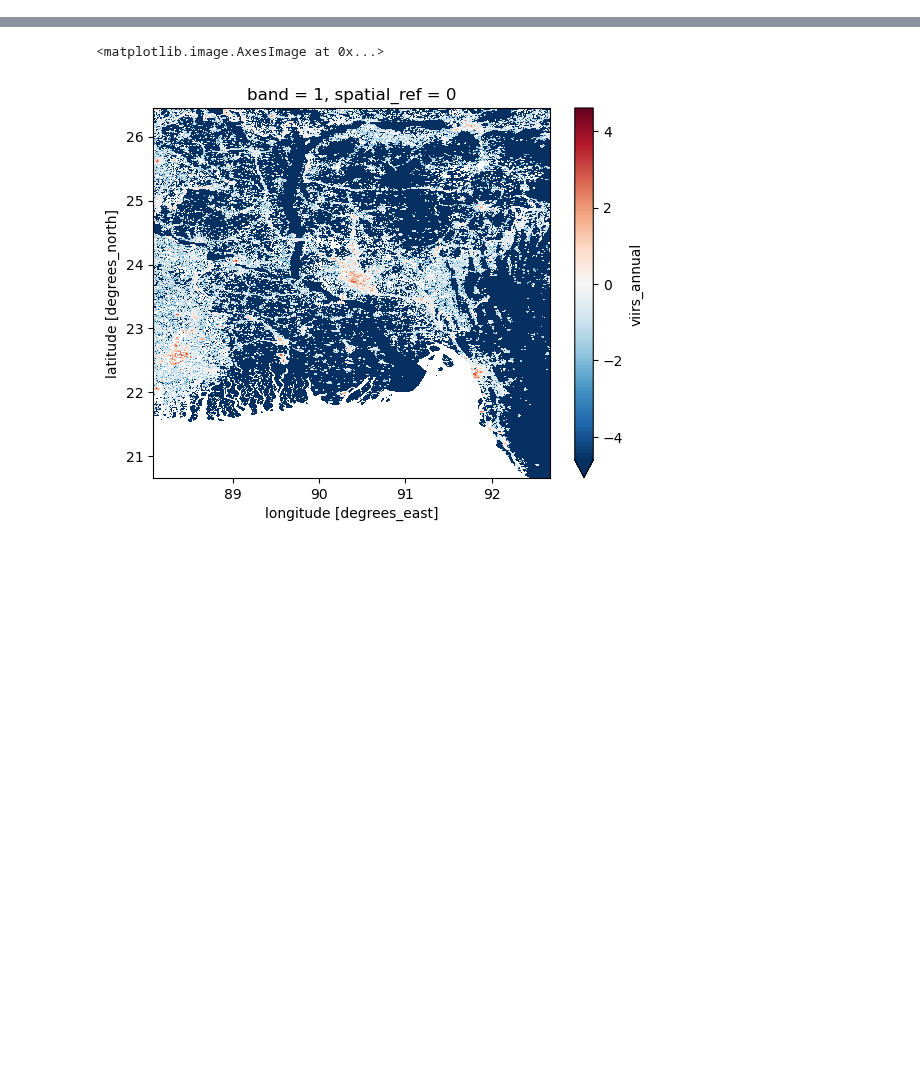
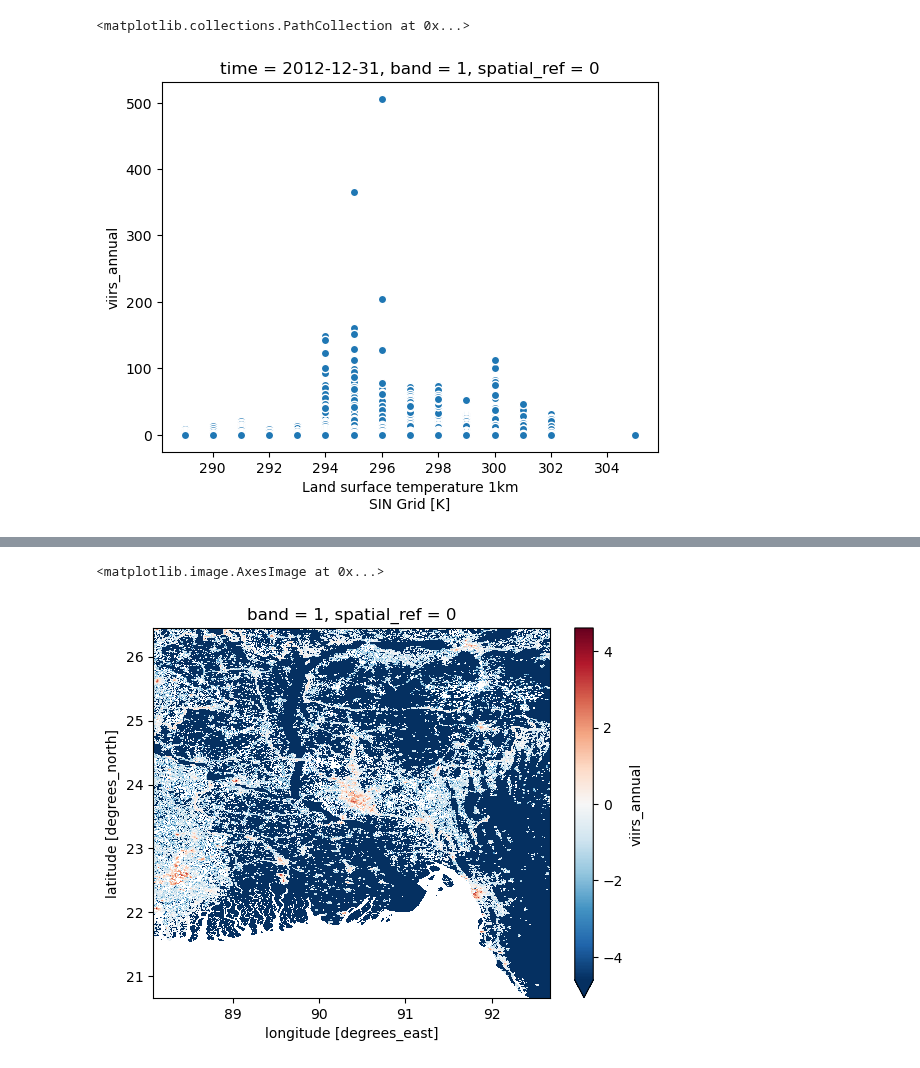
Before and after one commit to felixschulz385/growth-and-temperature, a Jupyter notebook: gnt/experiments/corroboration.ipynb, the cells around one changed output, grey strips where cells are left out. Saved outputs shown, nothing was run; the diff lists cells and outputs as text; code cells hidden in the pictures; blank space fills up the shorter version.

```diff
--- a/gnt/experiments/corroboration.ipynb
+++ b/gnt/experiments/corroboration.ipynb
@@ -305,0 +104,5 @@ land_mask_bangladesh = land_mask.rio.clip_box(*(88.0844222351, 20.670883287, 92.
+# %%
+merged.plot.scatter(x="median", y="viirs_annual")
+# %% [output]
+<matplotlib.collections.PathCollection at 0x...>
+[figure, added]
```
Also changed, not shown: parts of 50 cells of this notebook, 4 other files.
